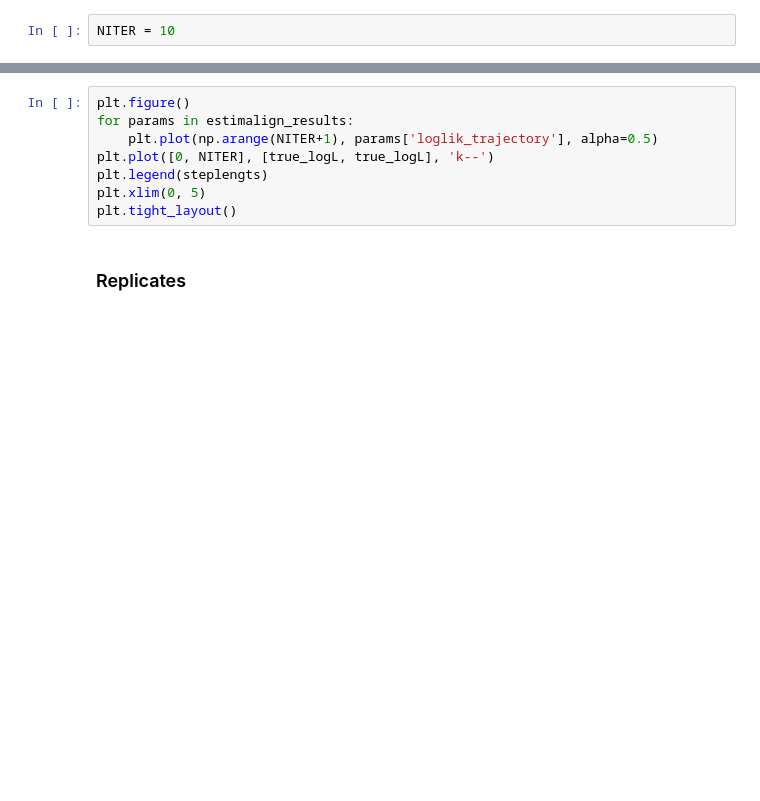
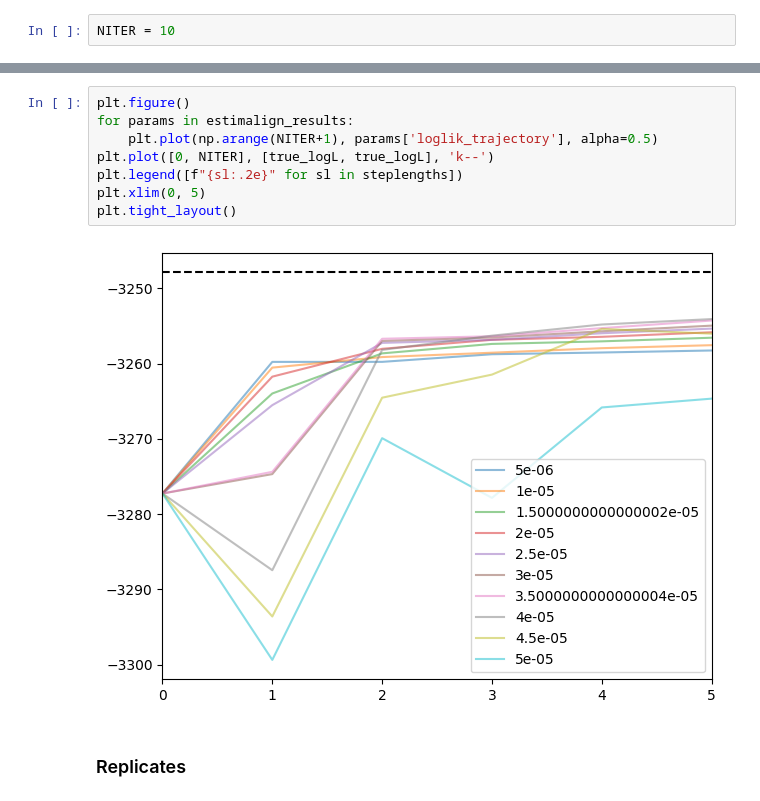
Before and after one commit to davgal27/EstimAlign_notebooks, a Jupyter notebook: DNA_Simulations_Dave.ipynb, the cells around one changed output, grey strips where cells are left out. Cells and saved outputs as stored; diff of their text form; blank space fills up the shorter version.

```diff
--- a/DNA_Simulations_Dave.ipynb
+++ b/DNA_Simulations_Dave.ipynb
@@ -297,11 +376,13 @@ plt.tight_layout()
 # %%
 plt.figure()
 for params in estimalign_results:
     plt.plot(np.arange(NITER+1), params['loglik_trajectory'], alpha=0.5)
 plt.plot([0, NITER], [true_logL, true_logL], 'k--')
-plt.legend(steplengts)
+plt.legend([f"{sl:.2e}" for sl in steplengths])
 plt.xlim(0, 5)
 plt.tight_layout()
+# %% [output]
+[figure, added]
 # %% [markdown]
 ### Replicates
 # %%
```
Also changed, not shown: parts of 27 cells of this notebook.
